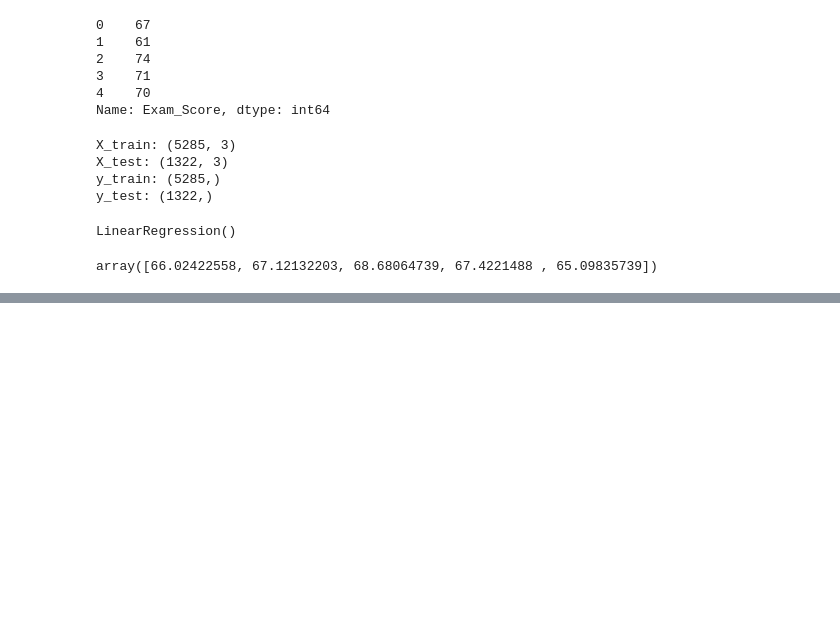
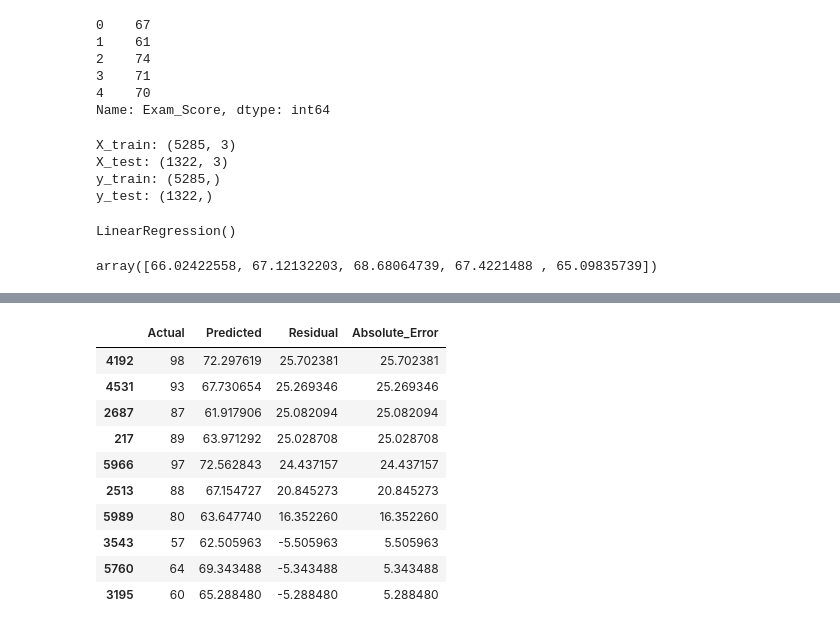
Before and after one commit to mdsohailalam0805-collab/ML-30-Day-Challenge, a Jupyter notebook: Day-03-Multiple-Linear-Regression-Student-Score/student_score_prediction.ipynb, the cells around one changed output, grey strips where cells are left out. Saved outputs shown, nothing was run; the diff lists cells and outputs as text; code cells hidden in the pictures; blank space fills up the shorter version.

```diff
--- a/Day-03-Multiple-Linear-Regression-Student-Score/student_score_prediction.ipynb
+++ b/Day-03-Multiple-Linear-Regression-Student-Score/student_score_prediction.ipynb
@@ -129,0 +252,25 @@ array([66.02422558, 67.12132203, 68.68064739, 67.4221488 , 65.09835739])
+# %%
+error_analysis = pd.DataFrame({
+    "Actual": y_test,
+    "Predicted": y_pred,
+    "Residual": y_test - y_pred
+})
+
+error_analysis["Absolute_Error"] = abs(error_analysis["Residual"])
+
+error_analysis.sort_values(
+    "Absolute_Error",
+    ascending=False
+).head(10)
+# %% [output]
+|  | Actual | Predicted | Residual | Absolute_Error |
+| 4192 | 98 | 72.297619 | 25.702381 | 25.702381 |
+| 4531 | 93 | 67.730654 | 25.269346 | 25.269346 |
+| 2687 | 87 | 61.917906 | 25.082094 | 25.082094 |
+| 217 | 89 | 63.971292 | 25.028708 | 25.028708 |
+| 5966 | 97 | 72.562843 | 24.437157 | 24.437157 |
+| 2513 | 88 | 67.154727 | 20.845273 | 20.845273 |
+| 5989 | 80 | 63.647740 | 16.352260 | 16.352260 |
+| 3543 | 57 | 62.505963 | -5.505963 | 5.505963 |
+| 5760 | 64 | 69.343488 | -5.343488 | 5.343488 |
+| 3195 | 60 | 65.288480 | -5.288480 | 5.288480 |
```
Also changed, not shown: parts of 15 cells of this notebook.
